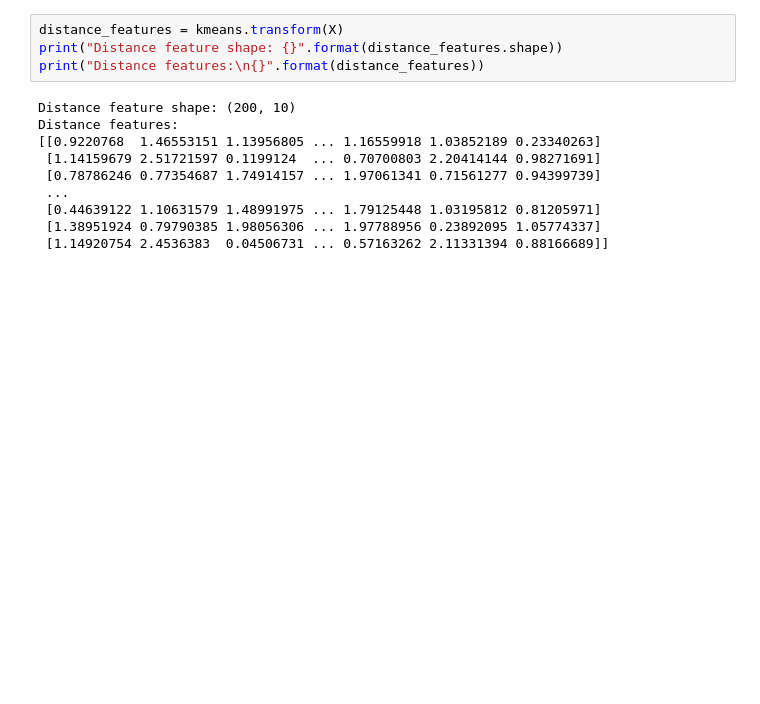
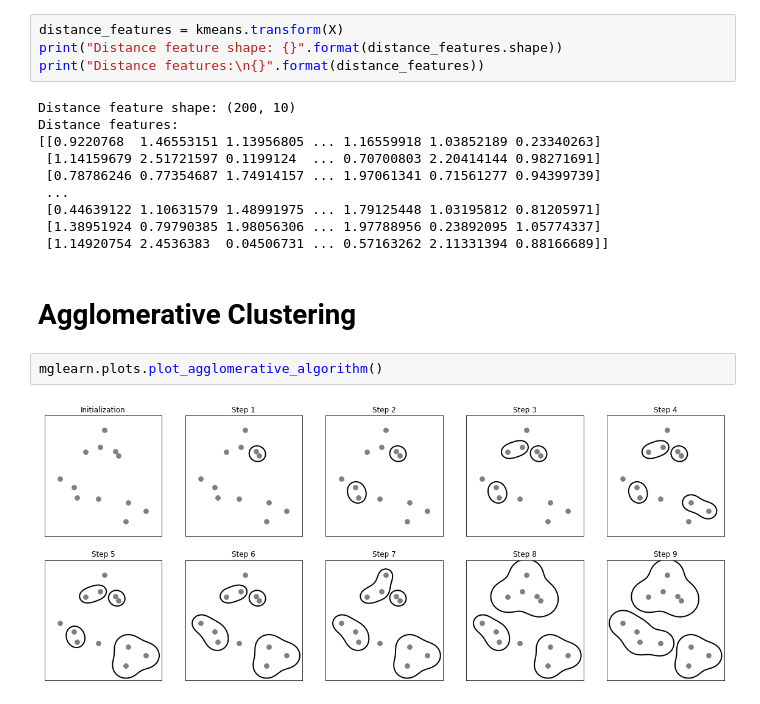
Before and after one commit to DhruvDange/Machine-Learning-SciKit, a Jupyter notebook: unsupervised_learning/clustering.ipynb, the cells around one changed output. Drawn from its saved outputs; the diff is of its cells as text; blank space fills up the shorter version.

Commit message:
Updated file with agg clustering

```diff
--- a/unsupervised_learning/clustering.ipynb
+++ b/unsupervised_learning/clustering.ipynb
@@ -147,3 +147,9 @@ Distance features:
  [0.44639122 1.10631579 1.48991975 ... 1.79125448 1.03195812 0.81205971]
  [1.38951924 0.79790385 1.98056306 ... 1.97788956 0.23892095 1.05774337]
  [1.14920754 2.4536383  0.04506731 ... 0.57163262 2.11331394 0.88166689]]
+# %% [markdown]
+# Agglomerative Clustering
+# %%
+mglearn.plots.plot_agglomerative_algorithm()
+# %% [output]
+[figure, added]
```
Also changed, not shown: parts of 7 cells of this notebook.
